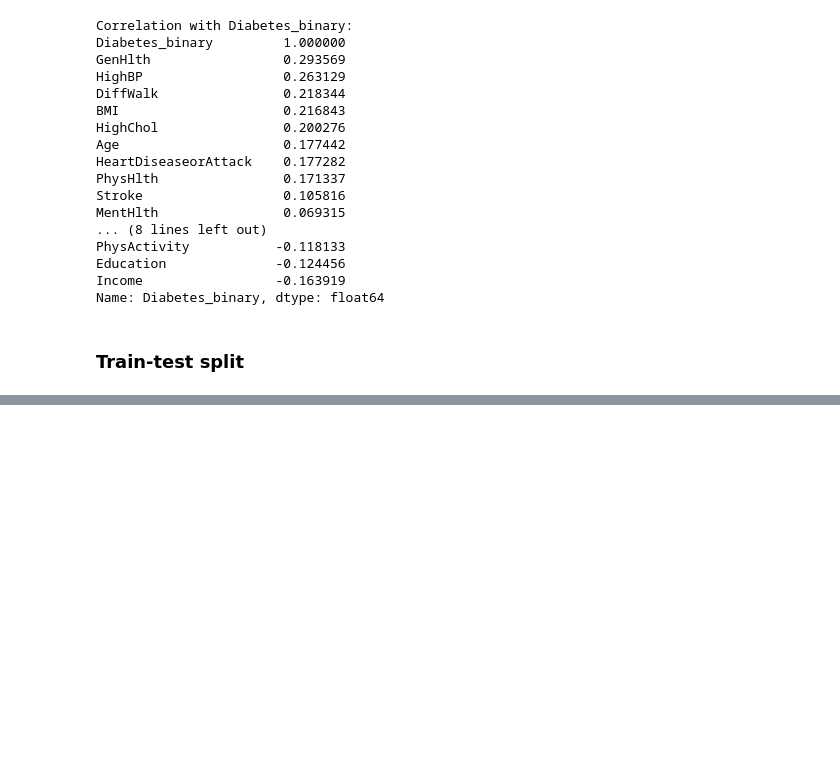
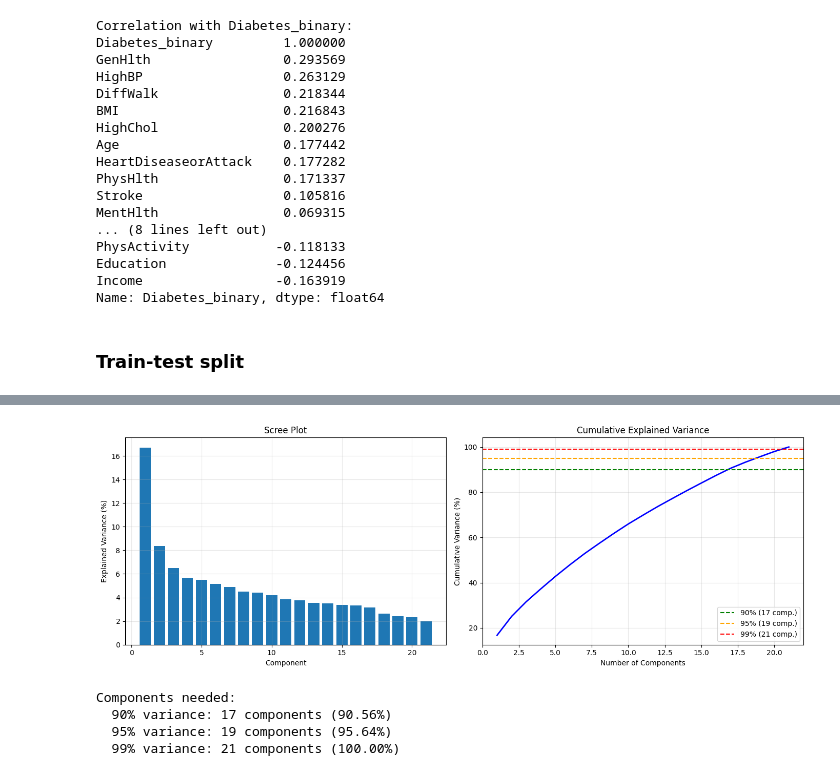
Before and after one commit to matiz22/DimensionalityReduction, a Jupyter notebook: main.ipynb, the cells around one changed output, grey strips where cells are left out. Drawn from its saved outputs; the diff is of its cells as text; code cells hidden in the pictures; blank space fills up the shorter version.

```diff
--- a/main.ipynb
+++ b/main.ipynb
@@ -164,0 +305,8 @@ X_train, X_test, y_train, y_test = train_test_split(X, y, test_size=0.3, random_
+# %%
+X_scaled = StandardScaler().fit_transform(X_train)
+pca = PCA()
+
+X_pca = pca.fit_transform(X_scaled, )
+print("Original shape:", X_scaled.shape)
+print("Reduced shape:", X_pca.shape)
+print("Explained variance ratio:", pca.explained_variance_ratio_)
@@ -164,0 +320,39 @@ X_train, X_test, y_train, y_test = train_test_split(X, y, test_size=0.3, random_
+# %%
+explained_variance = pca.explained_variance_ratio_ * 100
+cumulative_variance = np.cumsum(explained_variance)
+
+n_90 = np.argmax(cumulative_variance >= 90) + 1
+n_95 = np.argmax(cumulative_variance >= 95) + 1
+n_99 = np.argmax(cumulative_variance >= 99) + 1
+
+fig, (ax1, ax2) = plt.subplots(1, 2, figsize=(14, 5))
+
+ax1.bar(range(1, len(explained_variance) + 1), explained_variance)
+ax1.set_xlabel('Component')
+ax1.set_ylabel('Explained Variance (%)')
+ax1.set_title('Scree Plot')
+ax1.grid(alpha=0.3)
+
+ax2.plot(range(1, len(cumulative_variance) + 1), cumulative_variance, 'b-', linewidth=2)
+ax2.axhline(90, color='green', linestyle='--', label=f'90% ({n_90} comp.)')
+ax2.axhline(95, color='orange', linestyle='--', label=f'95% ({n_95} comp.)')
+ax2.axhline(99, color='red', linestyle='--', label=f'99% ({n_99} comp.)')
+ax2.set_xlabel('Number of Components')
+ax2.set_ylabel('Cumulative Variance (%)')
+ax2.set_title('Cumulative Explained Variance')
+ax2.legend()
+ax2.grid(alpha=0.3)
+
+plt.tight_layout()
+plt.show()
+
+print(f"Components needed:")
+print(f"  90% variance: {n_90} components ({cumulative_variance[n_90-1]:.2f}%)")
+print(f"  95% variance: {n_95} components ({cumulative_variance[n_95-1]:.2f}%)")
+print(f"  99% variance: {n_99} components ({cumulative_variance[n_99-1]:.2f}%)")
+# %% [output]
+[figure, added]
+Components needed:
+  90% variance: 17 components (90.56%)
+  95% variance: 19 components (95.64%)
+  99% variance: 21 components (100.00%)
```
Also changed, not shown: parts of 14 cells of this notebook.
